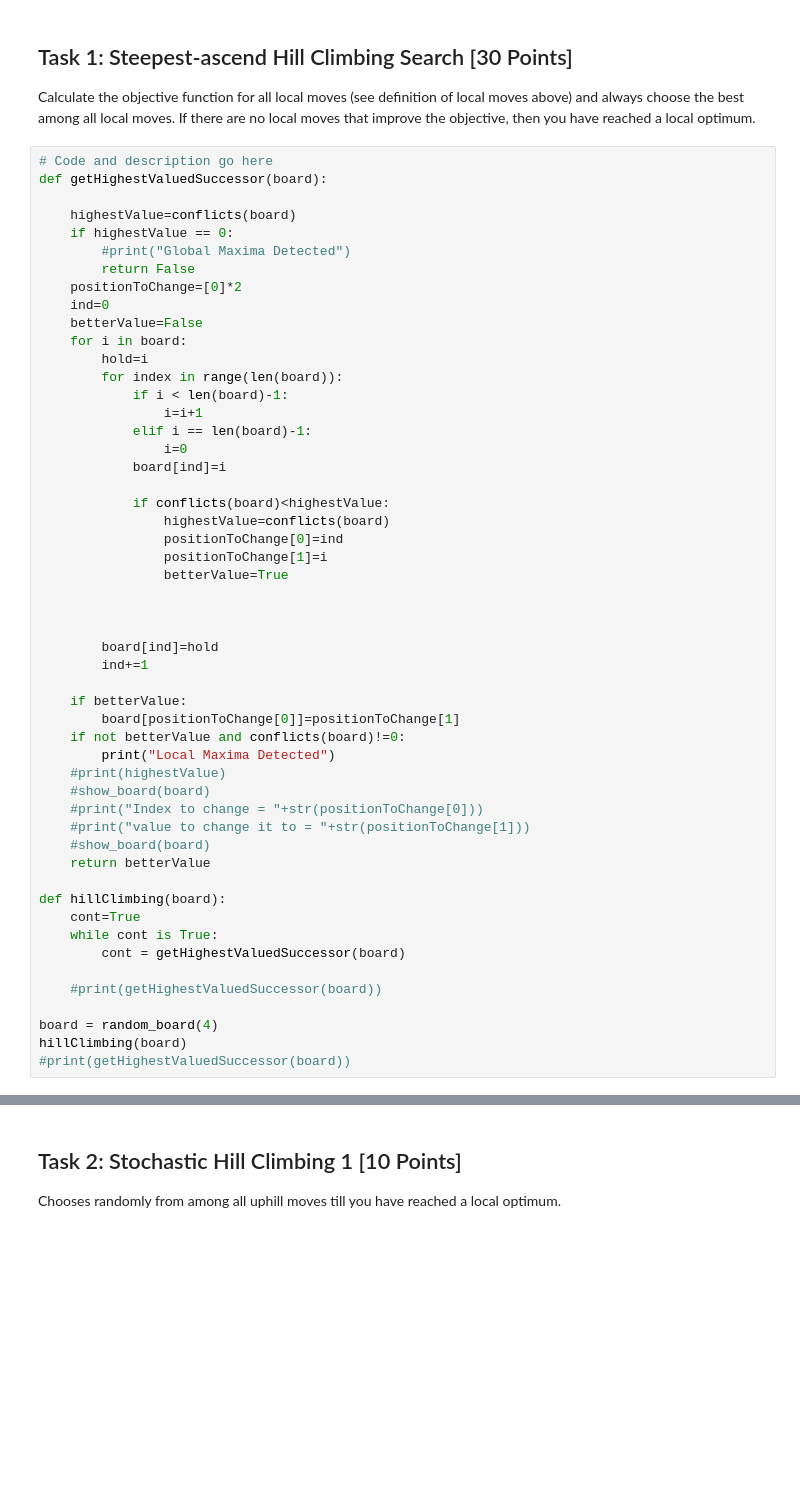
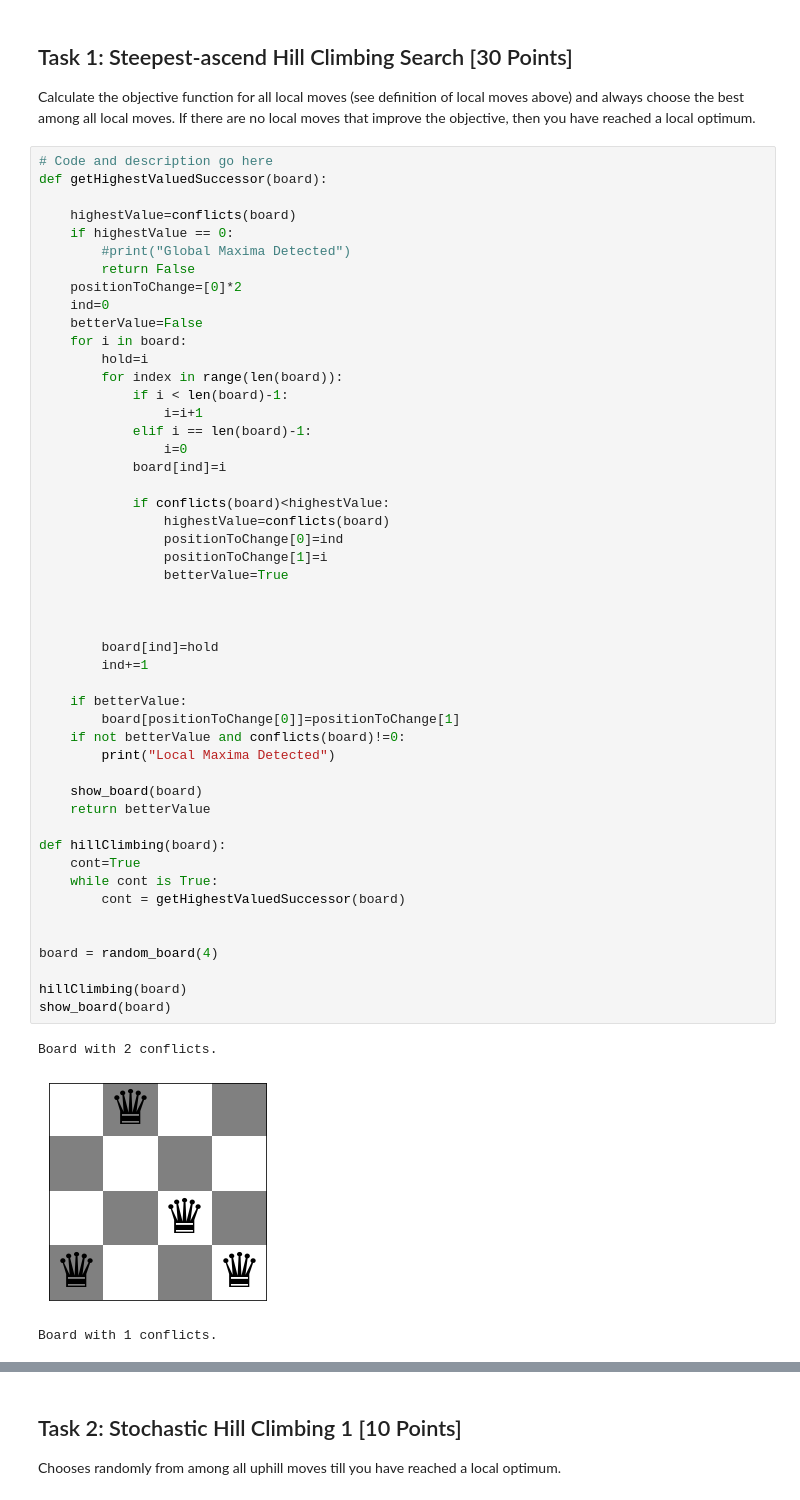
Before and after one commit to WillStrickland13/CS7320-AI, a Jupyter notebook: Local_Search/n_queens.ipynb, the cells around one changed output, grey strips where cells are left out. Cells and saved outputs as stored; diff of their text form; blank space fills up the shorter version.

Commit message:
board visualization almost done

```diff
--- a/Local_Search/n_queens.ipynb
+++ b/Local_Search/n_queens.ipynb
@@ -143,37 +142,38 @@ def getHighestValuedSuccessor(board):
                 i=i+1
             elif i == len(board)-1:
                 i=0
             board[ind]=i
 
             if conflicts(board)<highestValue:
                 highestValue=conflicts(board)
                 positionToChange[0]=ind
                 positionToChange[1]=i
                 betterValue=True
 
 
 
         board[ind]=hold
         ind+=1
 
     if betterValue:
         board[positionToChange[0]]=positionToChange[1]
     if not betterValue and conflicts(board)!=0:
         print("Local Maxima Detected")
-    #print(highestValue)
-    #show_board(board)
-    #print("Index to change = "+str(positionToChange[0]))
-    #print("value to change it to = "+str(positionToChange[1]))
-    #show_board(board)
+
+    show_board(board)
     return betterValue
 
 def hillClimbing(board):
     cont=True
     while cont is True:
         cont = getHighestValuedSuccessor(board)
 
-    #print(getHighestValuedSuccessor(board))
 
 board = random_board(4)
+
 hillClimbing(board)
-#print(getHighestValuedSuccessor(board))
+show_board(board)
+# %% [output]
+Board with 2 conflicts.
+[figure, added]
+Board with 1 conflicts.
```
Also changed, not shown: parts of 6 cells of this notebook, 7 other files.
